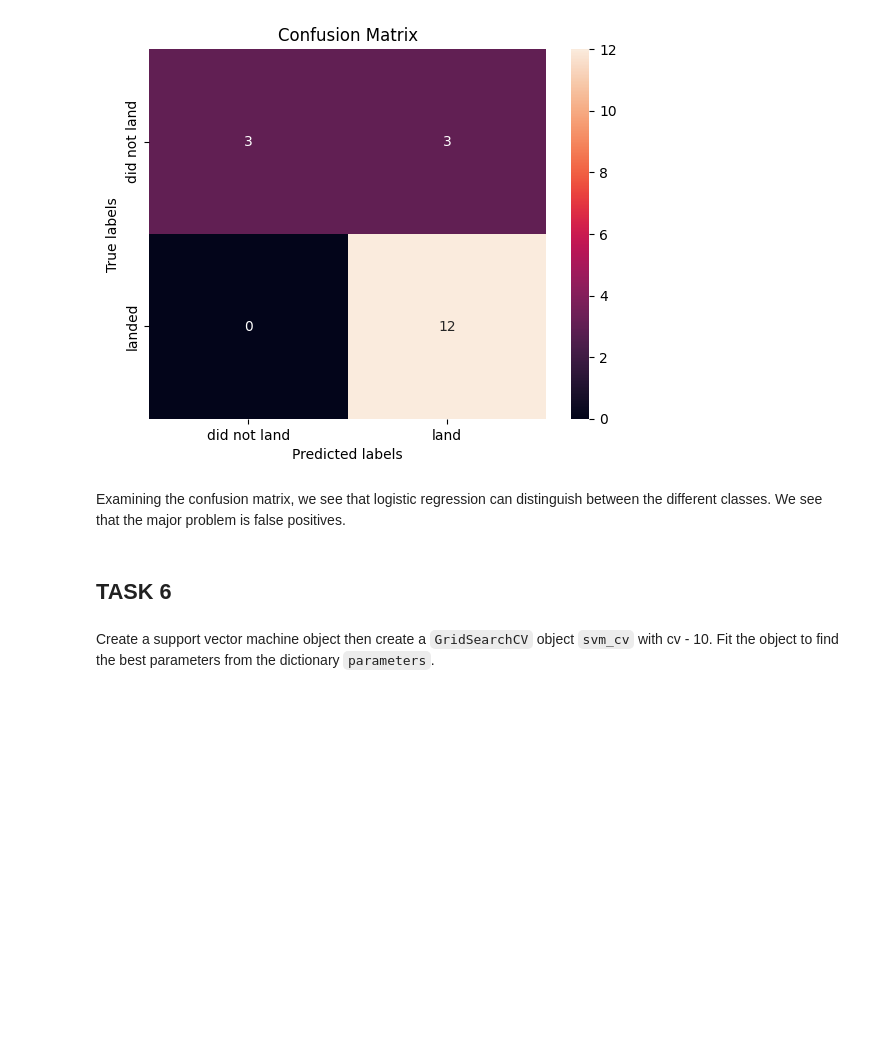
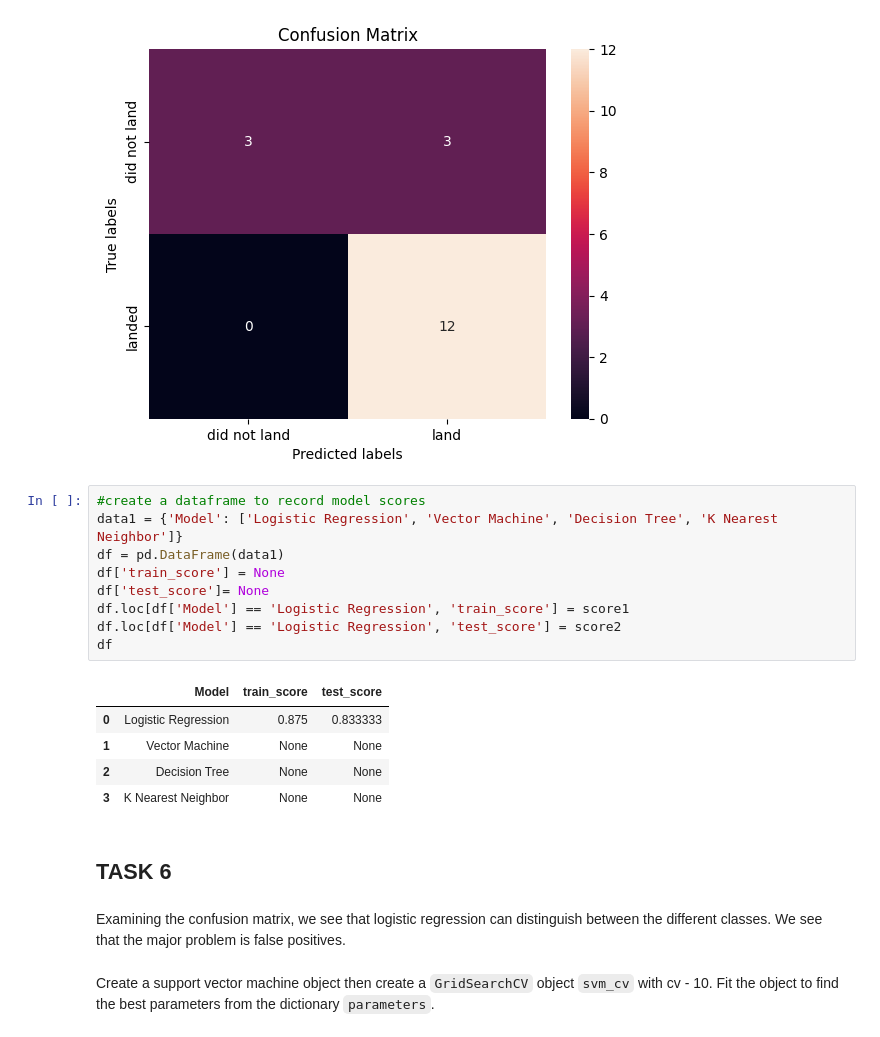
Before and after one commit to annie20230519/Data-Science-Coursera-Assignment, a Jupyter notebook: SpaceX_Machine_Learning_Prediction_Part_5.jupyterlite.ipynb, the cells around one changed output. Cells and saved outputs as stored; diff of their text form; blank space fills up the shorter version.

```diff
--- a/SpaceX_Machine_Learning_Prediction_Part_5.jupyterlite.ipynb
+++ b/SpaceX_Machine_Learning_Prediction_Part_5.jupyterlite.ipynb
@@ -247,10 +247,25 @@ yhat=logreg_cv.predict(X_test)
 plot_confusion_matrix(Y_test,yhat)
 # %% [output]
 [figure]
+# %%
+#create a dataframe to record model scores
+data1 = {'Model': ['Logistic Regression', 'Vector Machine', 'Decision Tree', 'K Nearest Neighbor']}
+df = pd.DataFrame(data1)
+df['train_score'] = None
+df['test_score']= None
+df.loc[df['Model'] == 'Logistic Regression', 'train_score'] = score1
+df.loc[df['Model'] == 'Logistic Regression', 'test_score'] = score2
+df
+# %% [output]
+|  | Model | train_score | test_score |
+| 0 | Logistic Regression | 0.875 | 0.833333 |
+| 1 | Vector Machine | None | None |
+| 2 | Decision Tree | None | None |
+| 3 | K Nearest Neighbor | None | None |
+# %% [markdown]
+## TASK  6
 # %% [markdown]
 Examining the confusion matrix, we see that logistic regression can distinguish between the different classes.  We see that the major problem is false positives.
-# %% [markdown]
-## TASK  6
 # %% [markdown]
 Create a support vector machine object then  create a  <code>GridSearchCV</code> object  <code>svm_cv</code> with cv - 10.  Fit the object to find the best parameters from the dictionary <code>parameters</code>.
 # %%
```
Also changed, not shown: parts of 5 cells of this notebook.
